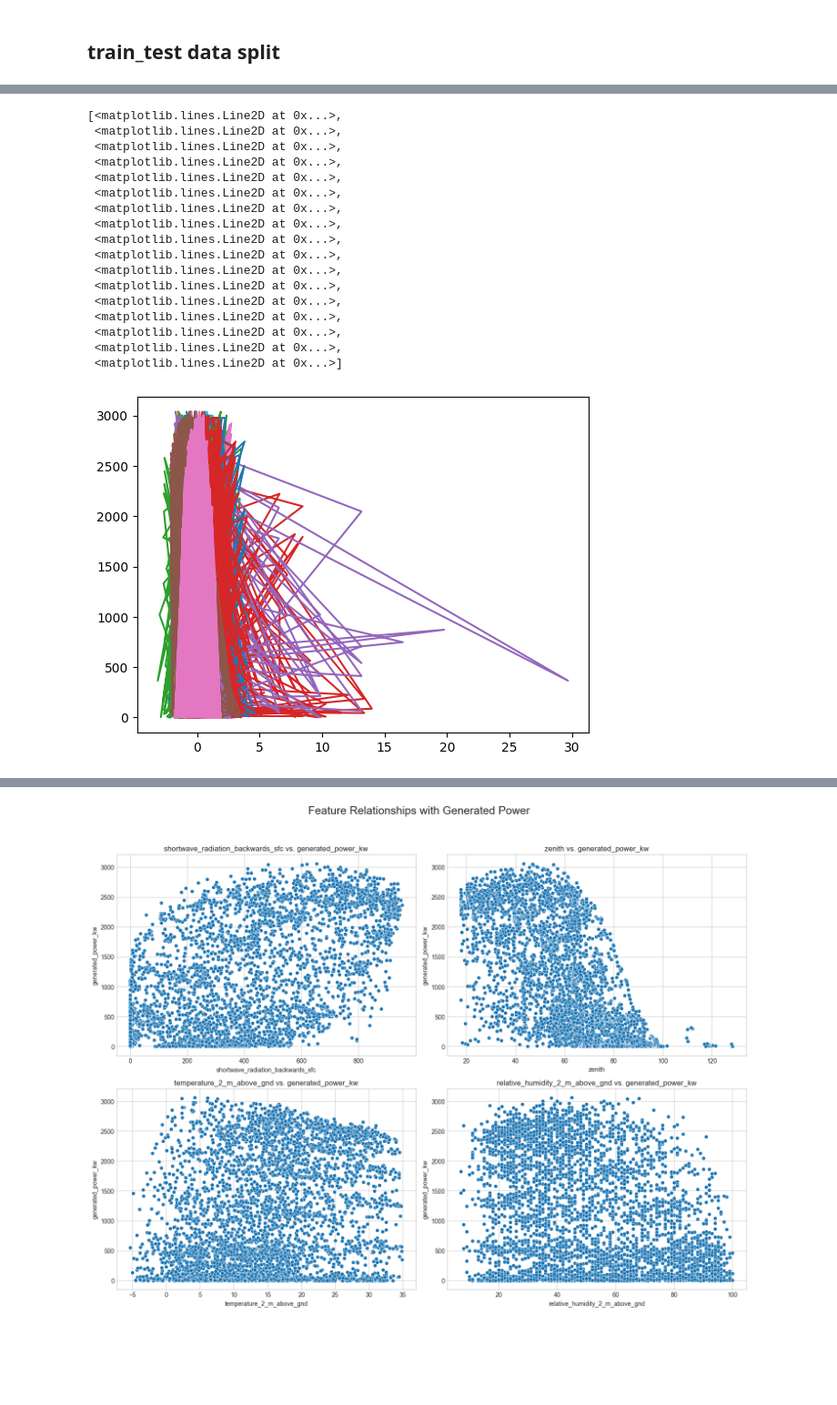
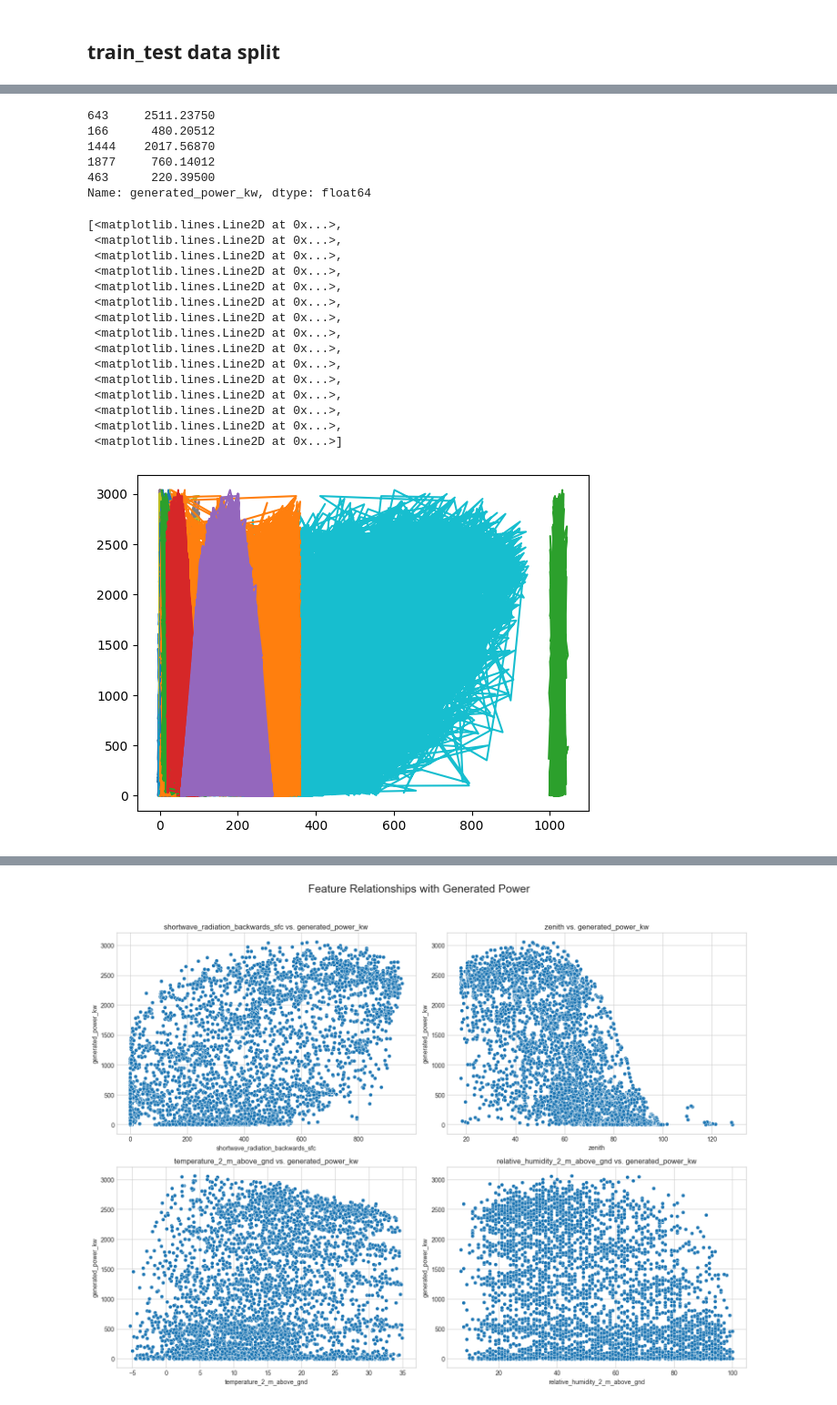
Before and after one commit to ayush-kapuskari/IEEE-Hackathon, a Jupyter notebook: modeltraining.ipynb, the cells around one changed output, grey strips where cells are left out. Shown at 91% size. Drawn from its saved outputs; the diff is of its cells as text; code cells hidden in the pictures; blank space fills up the shorter version.

```diff
--- a/modeltraining.ipynb
+++ b/modeltraining.ipynb
@@ -91,21 +77,28 @@ Text(0.5, 1.0, 'after standarization')
+# %%
+print(y_test.iloc[0:5])
+# %% [output]
+643     2511.23750
+166      480.20512
+1444    2017.56870
+1877     760.14012
+463      220.39500
+Name: generated_power_kw, dtype: float64
 # %%
-plt.plot(x_train_scaled,y_train)
+plt.plot(x_train,y_train)
 # %% [output]
 [<matplotlib.lines.Line2D at 0x...>,
  <matplotlib.lines.Line2D at 0x...>,
  <matplotlib.lines.Line2D at 0x...>,
  <matplotlib.lines.Line2D at 0x...>,
  <matplotlib.lines.Line2D at 0x...>,
  <matplotlib.lines.Line2D at 0x...>,
  <matplotlib.lines.Line2D at 0x...>,
  <matplotlib.lines.Line2D at 0x...>,
  <matplotlib.lines.Line2D at 0x...>,
  <matplotlib.lines.Line2D at 0x...>,
  <matplotlib.lines.Line2D at 0x...>,
  <matplotlib.lines.Line2D at 0x...>,
  <matplotlib.lines.Line2D at 0x...>,
  <matplotlib.lines.Line2D at 0x...>,
- <matplotlib.lines.Line2D at 0x...>,
- <matplotlib.lines.Line2D at 0x...>,
  <matplotlib.lines.Line2D at 0x...>]
-[figure, old version]
+[figure, new version]
```
Also changed, not shown: parts of 45 cells of this notebook, 23 other files.
